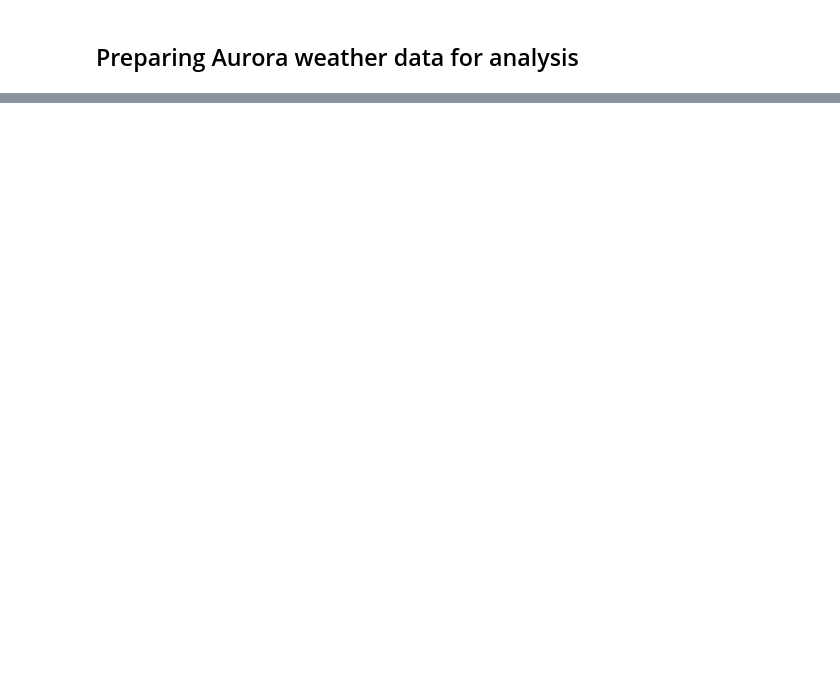
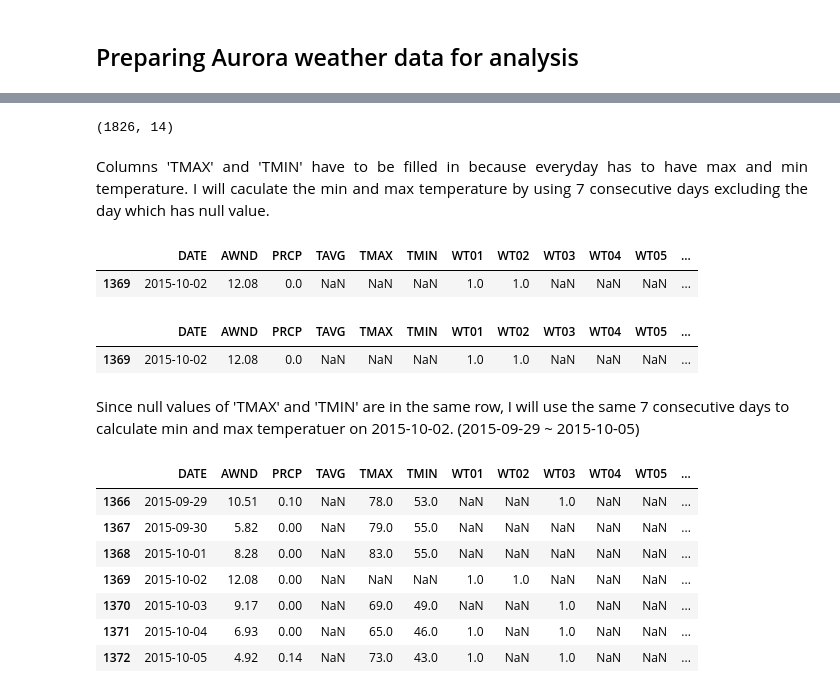
Before and after one commit to Happydogs/Aurora_Policing_Project, a Jupyter notebook: Aurora_Policing_Project.ipynb, the cells around one changed output, grey strips where cells are left out. Cells and saved outputs as stored; diff of their text form; code cells hidden in the pictures; blank space fills up the shorter version.

```diff
--- a/Aurora_Policing_Project.ipynb
+++ b/Aurora_Policing_Project.ipynb
@@ -283,0 +339,3 @@ weather.head()
+# %%
+# Drop 'STATION' and 'NAME' columns
+weather.drop(['STATION','NAME'], axis = 'columns', inplace = True)
@@ -283,0 +346,32 @@ weather.head()
+# %%
+weather.drop(['SNOW','SNWD'], axis = 1, inplace = True )
+# %%
+weather.shape
+# %% [output]
+(1826, 14)
+# %% [markdown]
+<p style =  'text-align: justify; '>
+Columns 'TMAX' and 'TMIN'  have to be filled in because everyday has to have max and min temperature. I will caculate the min and max temperature by using 7 consecutive days excluding the day which has null value. </p>
+# %%
+weather[weather['TMIN'].isna()]
+# %% [output]
+|  | DATE | AWND | PRCP | TAVG | TMAX | TMIN | WT01 | WT02 | WT03 | WT04 | WT05 | ... |
+| 1369 | 2015-10-02 | 12.08 | 0.0 | NaN | NaN | NaN | 1.0 | 1.0 | NaN | NaN | NaN | ... |
+# %%
+weather[weather['TMAX'].isna()]
+# %% [output]
+|  | DATE | AWND | PRCP | TAVG | TMAX | TMIN | WT01 | WT02 | WT03 | WT04 | WT05 | ... |
+| 1369 | 2015-10-02 | 12.08 | 0.0 | NaN | NaN | NaN | 1.0 | 1.0 | NaN | NaN | NaN | ... |
+# %% [markdown]
+Since null values of 'TMAX' and 'TMIN' are in the same row, I will use the same 7 consecutive days to calculate min and max temperatuer on 2015-10-02. (2015-09-29 ~ 2015-10-05)
+# %%
+weather.iloc[1366:1373, :]
+# %% [output]
+|  | DATE | AWND | PRCP | TAVG | TMAX | TMIN | WT01 | WT02 | WT03 | WT04 | WT05 | ... |
+| 1366 | 2015-09-29 | 10.51 | 0.10 | NaN | 78.0 | 53.0 | NaN | NaN | 1.0 | NaN | NaN | ... |
+| 1367 | 2015-09-30 | 5.82 | 0.00 | NaN | 79.0 | 55.0 | NaN | NaN | NaN | NaN | NaN | ... |
+| 1368 | 2015-10-01 | 8.28 | 0.00 | NaN | 83.0 | 55.0 | NaN | NaN | NaN | NaN | NaN | ... |
+| 1369 | 2015-10-02 | 12.08 | 0.00 | NaN | NaN | NaN | 1.0 | 1.0 | NaN | NaN | NaN | ... |
+| 1370 | 2015-10-03 | 9.17 | 0.00 | NaN | 69.0 | 49.0 | NaN | NaN | 1.0 | NaN | NaN | ... |
+| 1371 | 2015-10-04 | 6.93 | 0.00 | NaN | 65.0 | 46.0 | 1.0 | NaN | 1.0 | NaN | NaN | ... |
+| 1372 | 2015-10-05 | 4.92 | 0.14 | NaN | 73.0 | 43.0 | 1.0 | NaN | 1.0 | NaN | NaN | ... |
```
Also changed, not shown: parts of 43 cells of this notebook.
